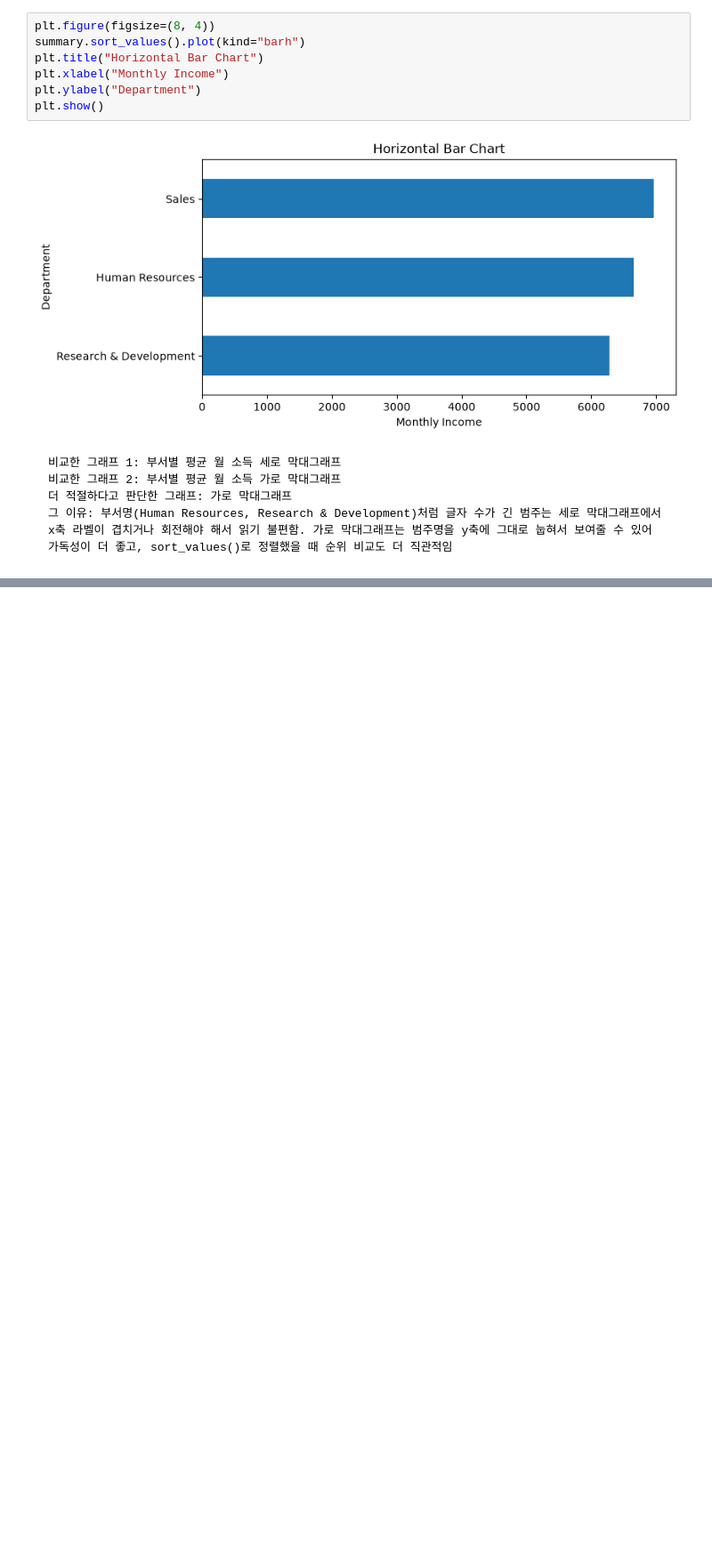
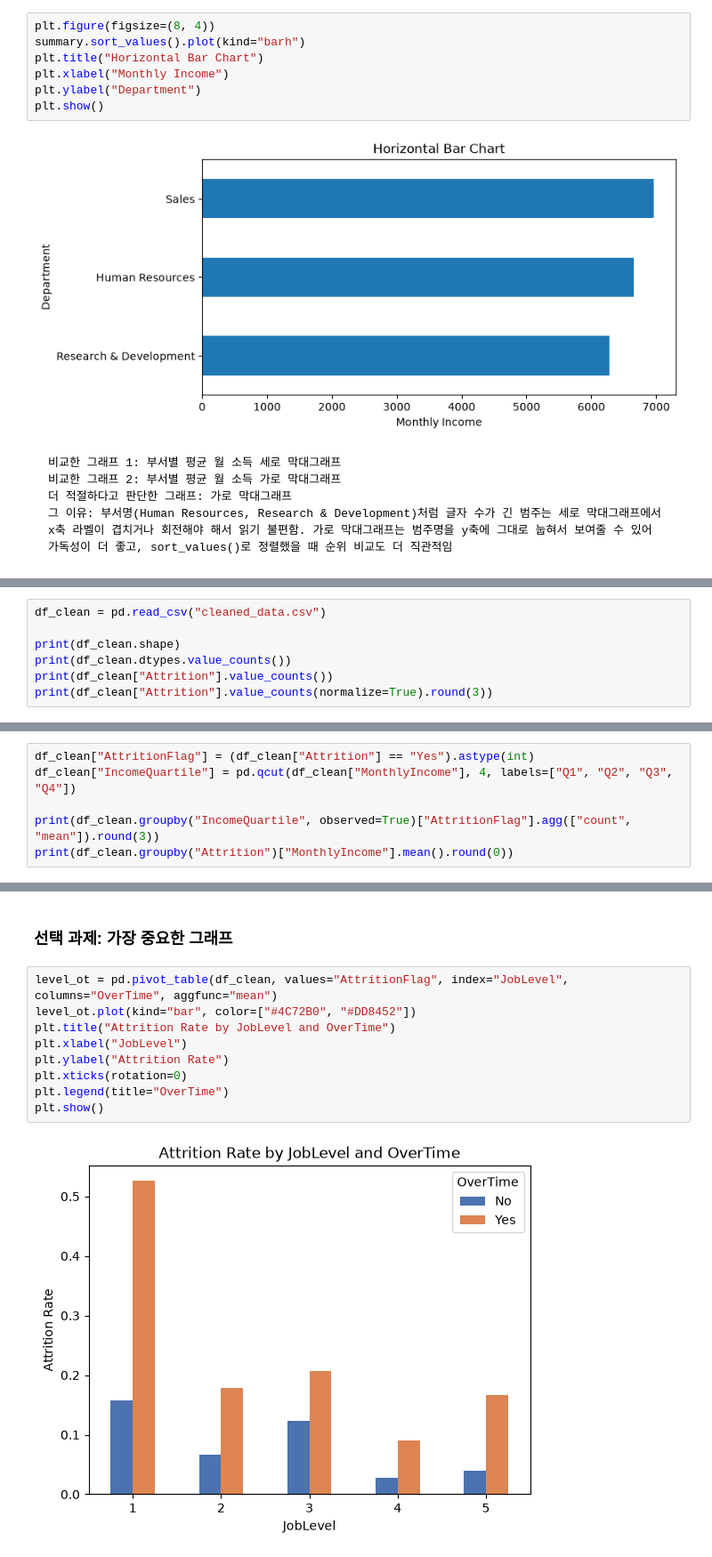
Before and after one commit to jinuuuuuuuuuuu/Python, a Jupyter notebook: 파이썬_과제_수행.ipynb, the cells around one changed output, grey strips where cells are left out. Shown at 89% size. Cells and saved outputs as stored; diff of their text form; blank space fills up the shorter version.

```diff
--- a/파이썬_과제_수행.ipynb
+++ b/파이썬_과제_수행.ipynb
@@ -336,0 +341,7 @@ plt.show()
+# %%
+df_clean = pd.read_csv("cleaned_data.csv")
+
+print(df_clean.shape)
+print(df_clean.dtypes.value_counts())
+print(df_clean["Attrition"].value_counts())
+print(df_clean["Attrition"].value_counts(normalize=True).round(3))
@@ -336,0 +377,6 @@ plt.show()
+# %%
+df_clean["AttritionFlag"] = (df_clean["Attrition"] == "Yes").astype(int)
+df_clean["IncomeQuartile"] = pd.qcut(df_clean["MonthlyIncome"], 4, labels=["Q1", "Q2", "Q3", "Q4"])
+
+print(df_clean.groupby("IncomeQuartile", observed=True)["AttritionFlag"].agg(["count", "mean"]).round(3))
+print(df_clean.groupby("Attrition")["MonthlyIncome"].mean().round(0))
@@ -336,0 +419,13 @@ plt.show()
+# %% [markdown]
+### 선택 과제: 가장 중요한 그래프
+# %%
+level_ot = pd.pivot_table(df_clean, values="AttritionFlag", index="JobLevel", columns="OverTime", aggfunc="mean")
+level_ot.plot(kind="bar", color=["#4C72B0", "#DD8452"])
+plt.title("Attrition Rate by JobLevel and OverTime")
+plt.xlabel("JobLevel")
+plt.ylabel("Attrition Rate")
+plt.xticks(rotation=0)
+plt.legend(title="OverTime")
+plt.show()
+# %% [output]
+[figure, added]
```
Also changed, not shown: parts of 9 cells of this notebook, 4 other files.
